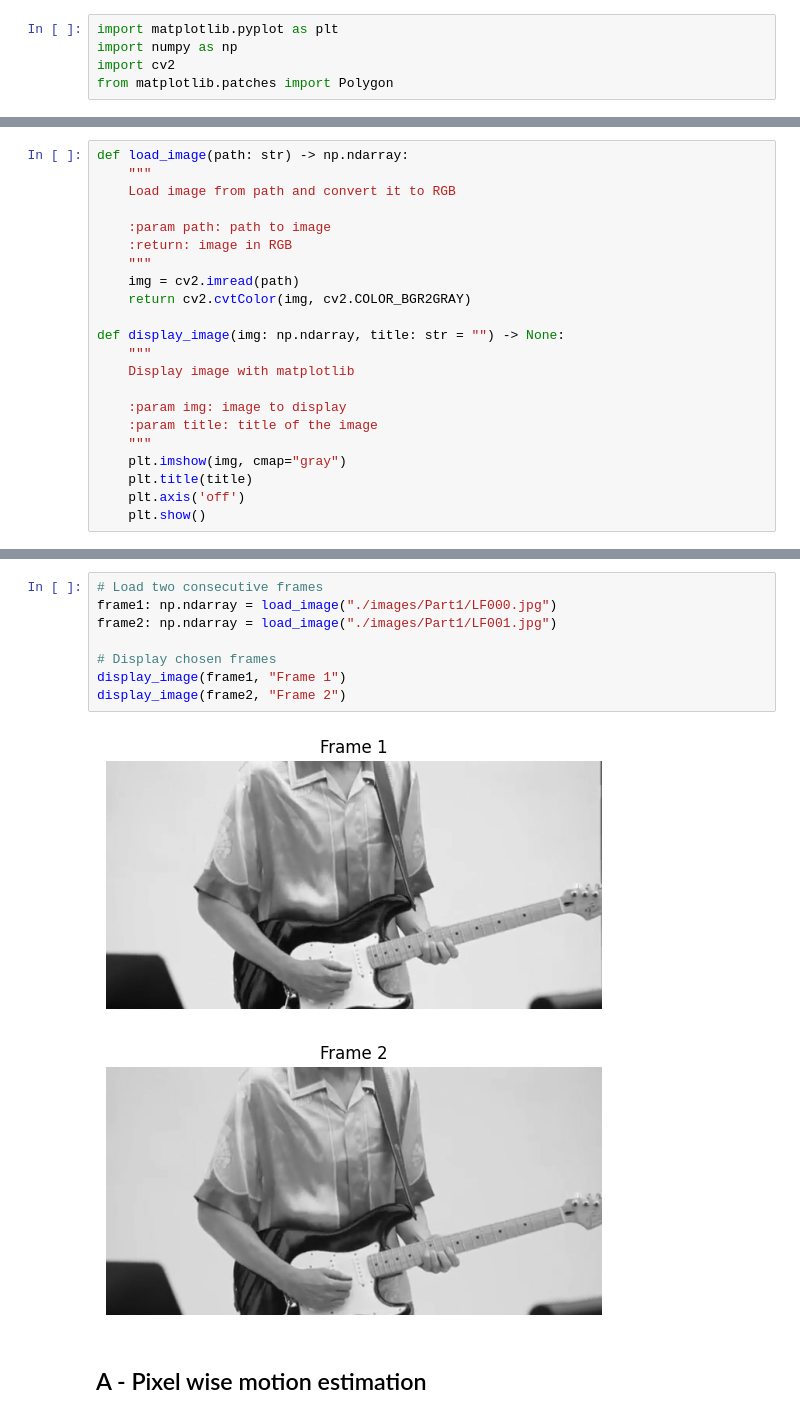
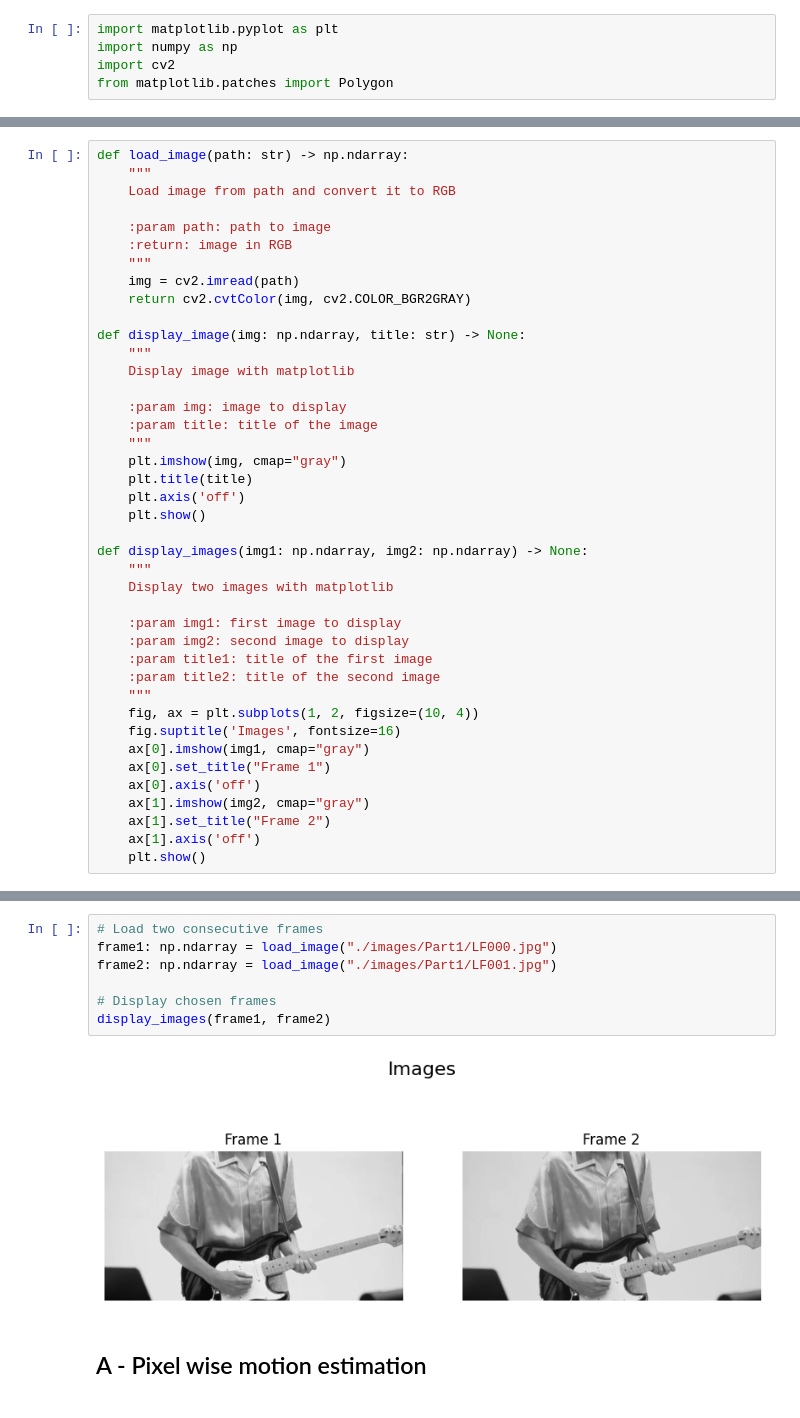
Before and after one commit to sinansoulier/VideoProcessing, a Jupyter notebook: TP1/motion_estimation.ipynb, the cells around one changed output, grey strips where cells are left out. Cells and saved outputs as stored; diff of their text form.

```diff
--- a/TP1/motion_estimation.ipynb
+++ b/TP1/motion_estimation.ipynb
@@ -24,7 +26,7 @@ def load_image(path: str) -> np.ndarray:
     img = cv2.imread(path)
     return cv2.cvtColor(img, cv2.COLOR_BGR2GRAY)
 
-def display_image(img: np.ndarray, title: str = "") -> None:
+def display_image(img: np.ndarray, title: str) -> None:
     """
     Display image with matplotlib
 
@@ -35,3 +37,22 @@ def display_image(img: np.ndarray, title: str = "") -> None:
     plt.title(title)
     plt.axis('off')
     plt.show()
+
+def display_images(img1: np.ndarray, img2: np.ndarray) -> None:
+    """
+    Display two images with matplotlib
+
+    :param img1: first image to display
+    :param img2: second image to display
+    :param title1: title of the first image
+    :param title2: title of the second image
+    """
+    fig, ax = plt.subplots(1, 2, figsize=(10, 4))
+    fig.suptitle('Images', fontsize=16)
+    ax[0].imshow(img1, cmap="gray")
+    ax[0].set_title("Frame 1")
+    ax[0].axis('off')
+    ax[1].imshow(img2, cmap="gray")
+    ax[1].set_title("Frame 2")
+    ax[1].axis('off')
+    plt.show()
@@ -40,13 +61,11 @@ def display_image(img: np.ndarray, title: str = "") -> None:
 # %%
 # Load two consecutive frames
 frame1: np.ndarray = load_image("./images/Part1/LF000.jpg")
 frame2: np.ndarray = load_image("./images/Part1/LF001.jpg")
 
 # Display chosen frames
-display_image(frame1, "Frame 1")
-display_image(frame2, "Frame 2")
+display_images(frame1, frame2)
 # %% [output]
-[figure, old version]
+[figure, new version]
-[figure, removed]
 # %% [markdown]
 ## A - Pixel wise motion estimation
```
Also changed, not shown: parts of 30 cells of this notebook.
